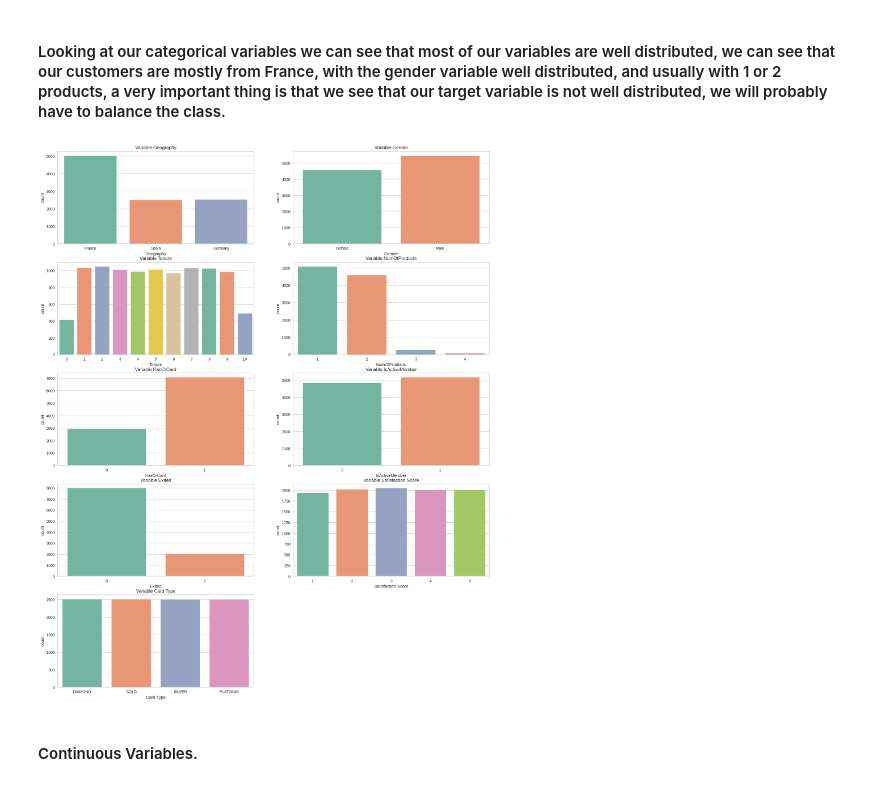
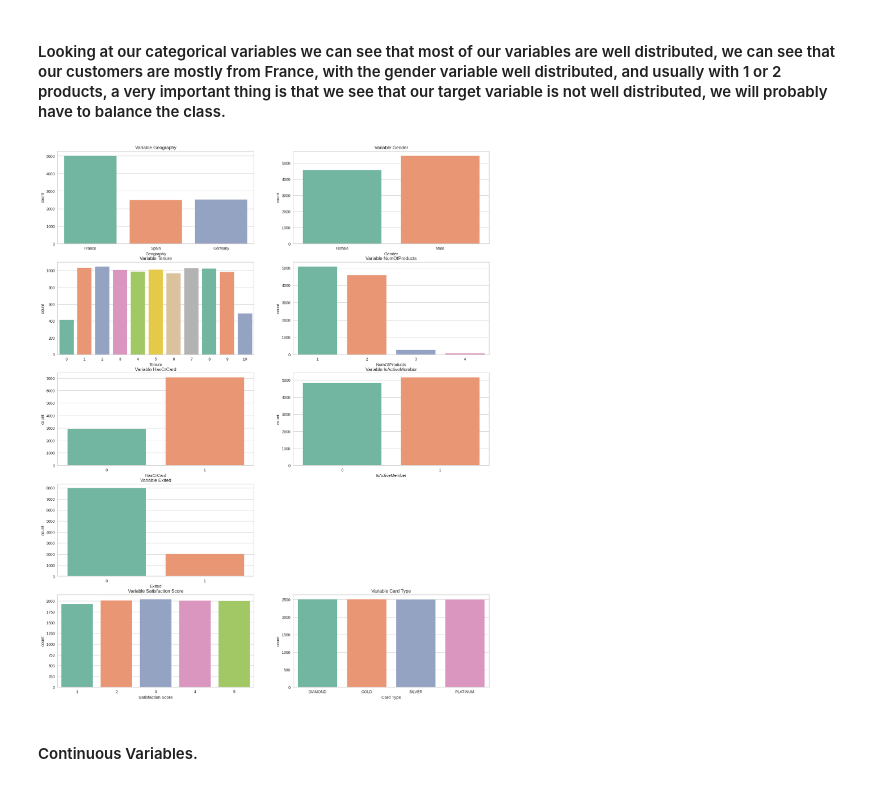
Before and after one commit to juliusmarkwei/Customer-Churn-EDA-Balancing-and-ML, a Jupyter notebook: notebooks/main.ipynb, the cells around one changed output. Saved outputs shown, nothing was run; the diff lists cells and outputs as text; code cells hidden in the pictures.

```diff
--- a/notebooks/customer_churn_eda_balancing_and_ml_83_63.ipynb
+++ b/notebooks/main.ipynb
@@ -188,36 +183,39 @@ plt.gca().set_title('Variable Gender')
 sns.countplot(x = 'Gender', palette = 'Set2', data = df)
 
 plt.subplot(5, 2, 3)
 plt.gca().set_title('Variable Tenure')
 sns.countplot(x = 'Tenure', palette = 'Set2', data = df)
 
 plt.subplot(5, 2, 4)
 plt.gca().set_title('Variable NumOfProducts')
 sns.countplot(x = 'NumOfProducts', palette = 'Set2', data = df)
 
 plt.subplot(5, 2, 5)
 plt.gca().set_title('Variable HasCrCard')
 sns.countplot(x = 'HasCrCard', palette = 'Set2', data = df)
 
 plt.subplot(5, 2, 6)
 plt.gca().set_title('Variable IsActiveMember')
 sns.countplot(x = 'IsActiveMember', palette = 'Set2', data = df)
 
 plt.subplot(5, 2, 7)
 plt.gca().set_title('Variable Exited')
 sns.countplot(x = 'Exited', palette = 'Set2', data = df)
 
+# plt.subplot(5, 2, 8)
+# plt.gca().set_title('Variable Complain')
+# sns.countplot(x = 'Complain', palette = 'Set2', data = df)
 
-plt.subplot(5, 2, 8)
+plt.subplot(5, 2, 9)
 plt.gca().set_title('Variable Satisfaction Score')
 sns.countplot(x = 'Satisfaction Score', palette = 'Set2', data = df)
 
-plt.subplot(5, 2, 9)
+plt.subplot(5, 2, 10)
 plt.gca().set_title('Variable Card Type')
 sns.countplot(x = 'Card Type', palette = 'Set2', data = df)
 plt.show()
 # %% [output]
-[figure, old version]
+[figure, new version]
 # %% [markdown]
 #### Continuous Variables.
 # %% [markdown]
```
Also changed, not shown: parts of 34 cells of this notebook, 14 other files.
